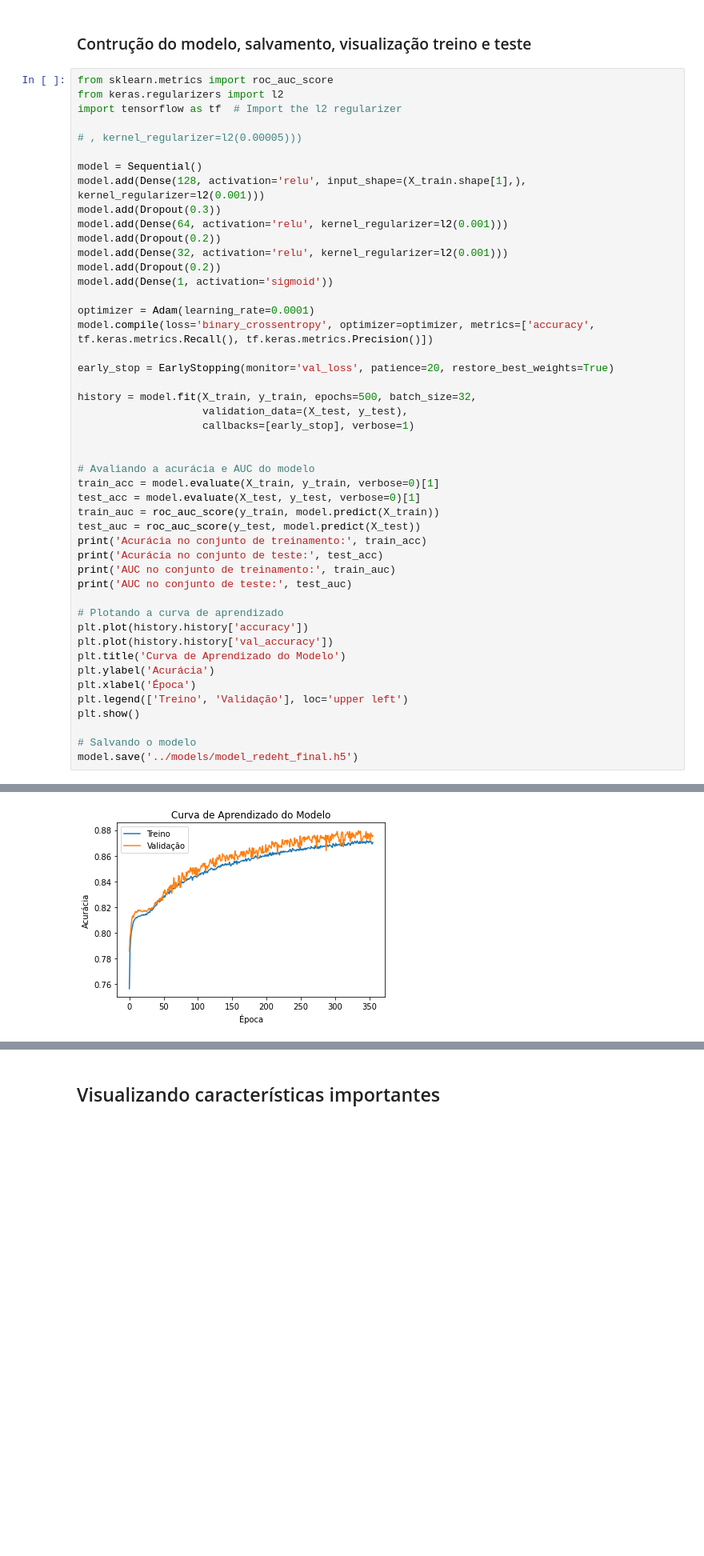
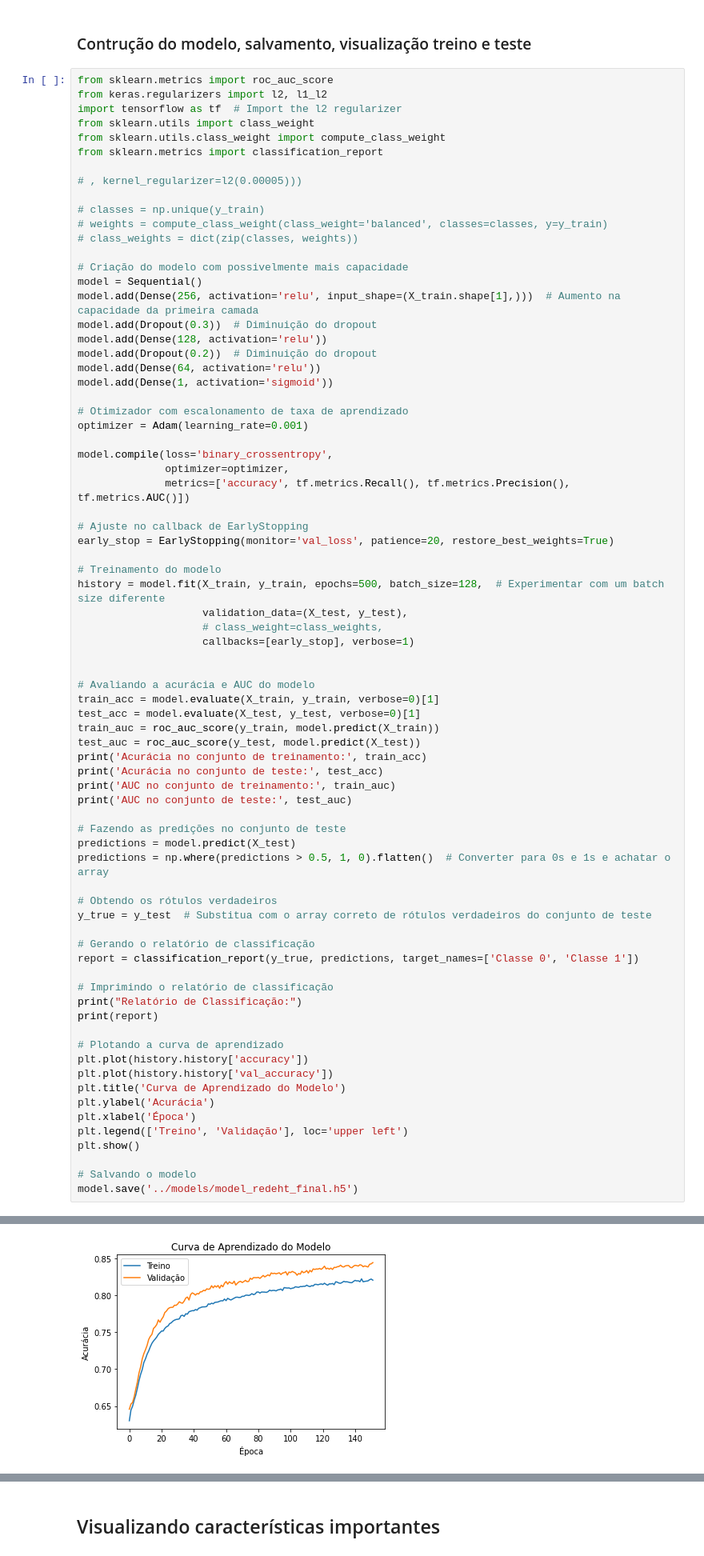
Before and after one commit to nathancarlos22/eo-fut-live, a Jupyter notebook: src/model-rede.ipynb, the cells around one changed output, grey strips where cells are left out. Shown at 80% size. Saved outputs shown, nothing was run; the diff lists cells and outputs as text; blank space fills up the shorter version.

Commit message:
update model fix and previus registers for event

```diff
--- a/src/model-rede.ipynb
+++ b/src/model-rede.ipynb
@@ -94,27 +96,41 @@ Dados divididos em conjuntos de treino e teste.
 ### Contrução do modelo, salvamento, visualização treino e teste
 # %%
 from sklearn.metrics import roc_auc_score
-from keras.regularizers import l2
+from keras.regularizers import l2, l1_l2
 import tensorflow as tf  # Import the l2 regularizer
+from sklearn.utils import class_weight
+from sklearn.utils.class_weight import compute_class_weight
+from sklearn.metrics import classification_report
 
 # , kernel_regularizer=l2(0.00005)))
 
+# classes = np.unique(y_train)
+# weights = compute_class_weight(class_weight='balanced', classes=classes, y=y_train)
+# class_weights = dict(zip(classes, weights))
+
+# Criação do modelo com possivelmente mais capacidade
 model = Sequential()
-model.add(Dense(128, activation='relu', input_shape=(X_train.shape[1],), kernel_regularizer=l2(0.001)))
-model.add(Dropout(0.3))
-model.add(Dense(64, activation='relu', kernel_regularizer=l2(0.001)))
-model.add(Dropout(0.2))
-model.add(Dense(32, activation='relu', kernel_regularizer=l2(0.001)))
-model.add(Dropout(0.2))
+model.add(Dense(256, activation='relu', input_shape=(X_train.shape[1],)))  # Aumento na capacidade da primeira camada
+model.add(Dropout(0.3))  # Diminuição do dropout
+model.add(Dense(128, activation='relu'))
+model.add(Dropout(0.2))  # Diminuição do dropout
+model.add(Dense(64, activation='relu'))
 model.add(Dense(1, activation='sigmoid'))
 
-optimizer = Adam(learning_rate=0.0001)
-model.compile(loss='binary_crossentropy', optimizer=optimizer, metrics=['accuracy', tf.keras.metrics.Recall(), tf.keras.metrics.Precision()])
+# Otimizador com escalonamento de taxa de aprendizado
+optimizer = Adam(learning_rate=0.001)
 
+model.compile(loss='binary_crossentropy',
+              optimizer=optimizer,
+              metrics=['accuracy', tf.metrics.Recall(), tf.metrics.Precision(), tf.metrics.AUC()])
+
+# Ajuste no callback de EarlyStopping
 early_stop = EarlyStopping(monitor='val_loss', patience=20, restore_best_weights=True)
 
-history = model.fit(X_train, y_train, epochs=500, batch_size=32,
+# Treinamento do modelo
+history = model.fit(X_train, y_train, epochs=500, batch_size=128,  # Experimentar com um batch size diferente
                     validation_data=(X_test, y_test),
+                    # class_weight=class_weights,
                     callbacks=[early_stop], verbose=1)
 
 
@@ -128,6 +144,20 @@ print('Acurácia no conjunto de teste:', test_acc)
 print('AUC no conjunto de treinamento:', train_auc)
 print('AUC no conjunto de teste:', test_auc)
 
+# Fazendo as predições no conjunto de teste
+predictions = model.predict(X_test)
+predictions = np.where(predictions > 0.5, 1, 0).flatten()  # Converter para 0s e 1s e achatar o array
+
+# Obtendo os rótulos verdadeiros
+y_true = y_test  # Substitua com o array correto de rótulos verdadeiros do conjunto de teste
+
+# Gerando o relatório de classificação
+report = classification_report(y_true, predictions, target_names=['Classe 0', 'Classe 1'])
+
+# Imprimindo o relatório de classificação
+print("Relatório de Classificação:")
+print(report)
+
 # Plotando a curva de aprendizado
 plt.plot(history.history['accuracy'])
 plt.plot(history.history['val_accuracy'])
@@ -160 +190 @@ AUC no conjunto de teste: 0.9521201639160509
-[figure, old version]
+[figure, new version]
```
Also changed, not shown: parts of 5 cells of this notebook, 42 other files.
